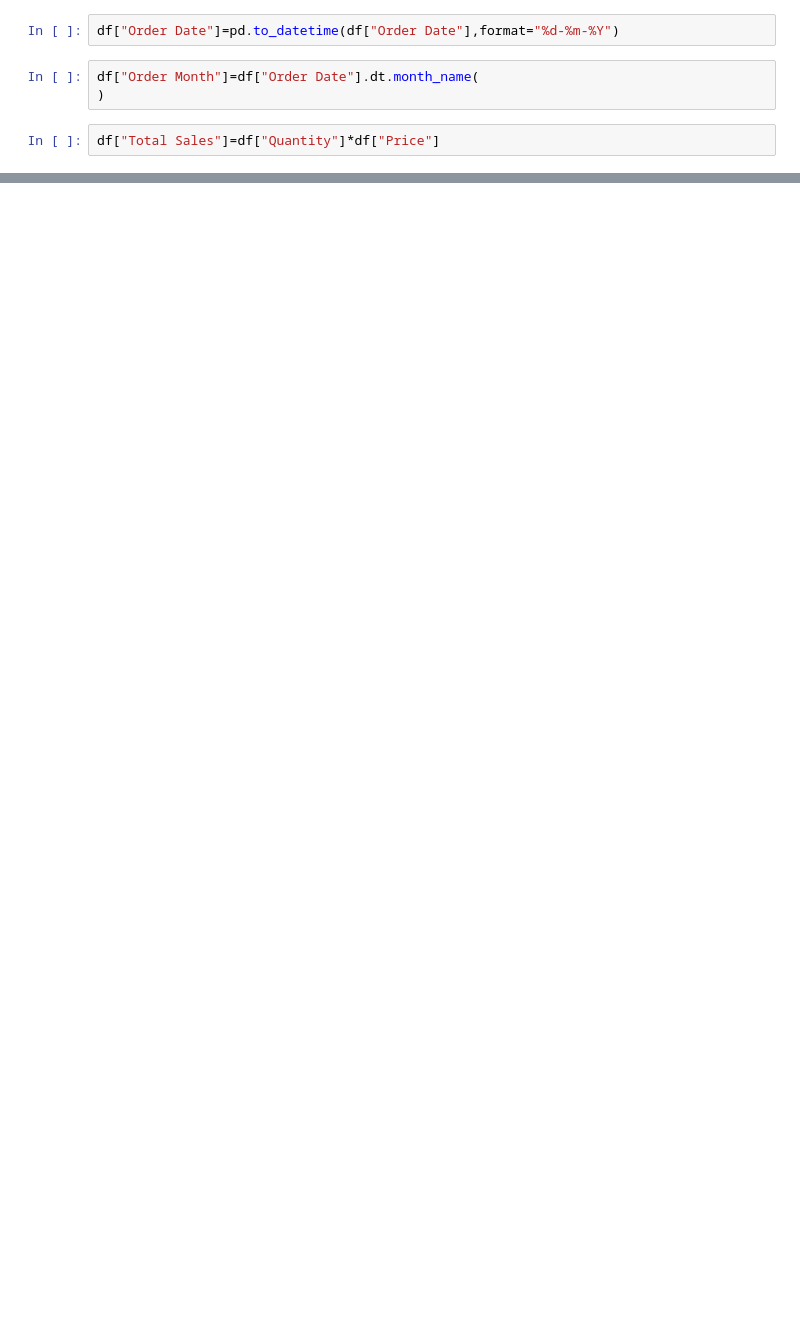
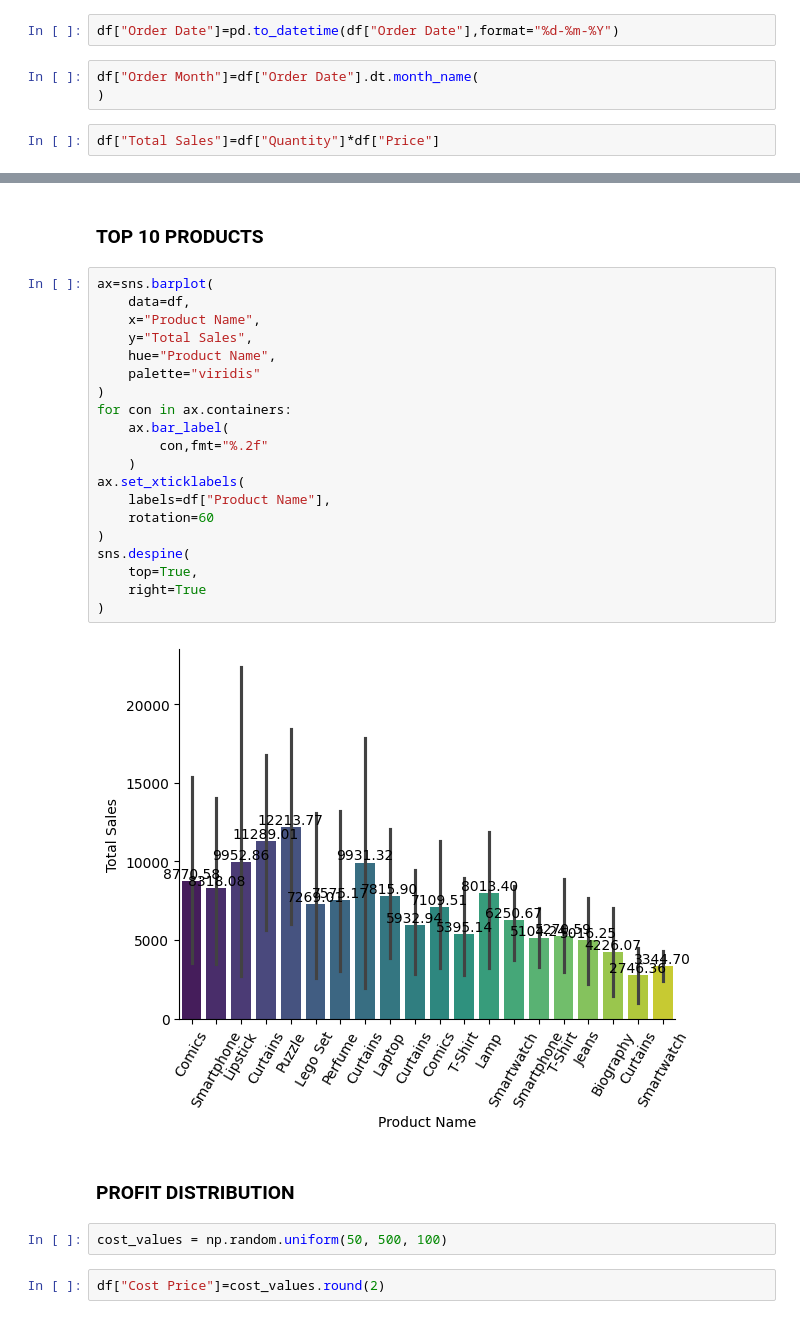
Before and after one commit to sagarnbeedi-analytics/data-analytics-portfolio, a Jupyter notebook: PYTHON/practicing_python_libraries/python_files/seaborn.ipynb, the cells around one changed output, grey strips where cells are left out. Drawn from its saved outputs; the diff is of its cells as text; blank space fills up the shorter version.

```diff
--- a/PYTHON/practicing_python_libraries/python_files/seaborn.ipynb
+++ b/PYTHON/practicing_python_libraries/python_files/seaborn.ipynb
@@ -157,0 +196,30 @@ df["Total Sales"]=df["Quantity"]*df["Price"]
+# %% [markdown]
+### TOP 10 PRODUCTS
+# %%
+ax=sns.barplot(
+    data=df,
+    x="Product Name",
+    y="Total Sales",
+    hue="Product Name",
+    palette="viridis"
+)
+for con in ax.containers:
+    ax.bar_label(
+        con,fmt="%.2f"
+    )
+ax.set_xticklabels(
+    labels=df["Product Name"],
+    rotation=60
+)
+sns.despine(
+    top=True,
+    right=True
+)
+# %% [output]
+[figure, added]
+# %% [markdown]
+### PROFIT DISTRIBUTION
+# %%
+cost_values = np.random.uniform(50, 500, 100)
+# %%
+df["Cost Price"]=cost_values.round(2)
```
Also changed, not shown: parts of 11 cells of this notebook.
